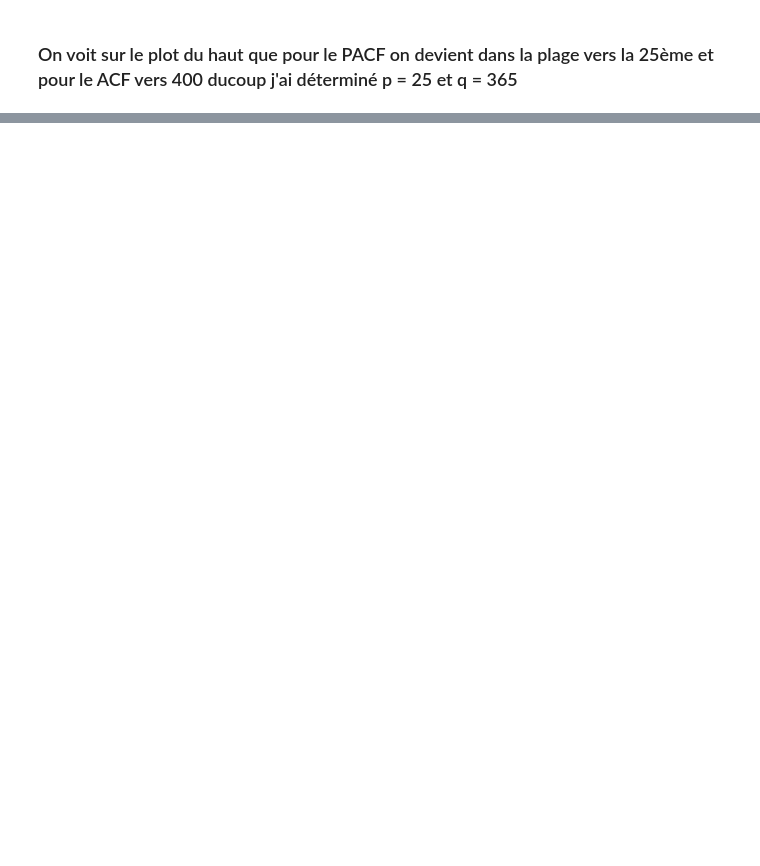
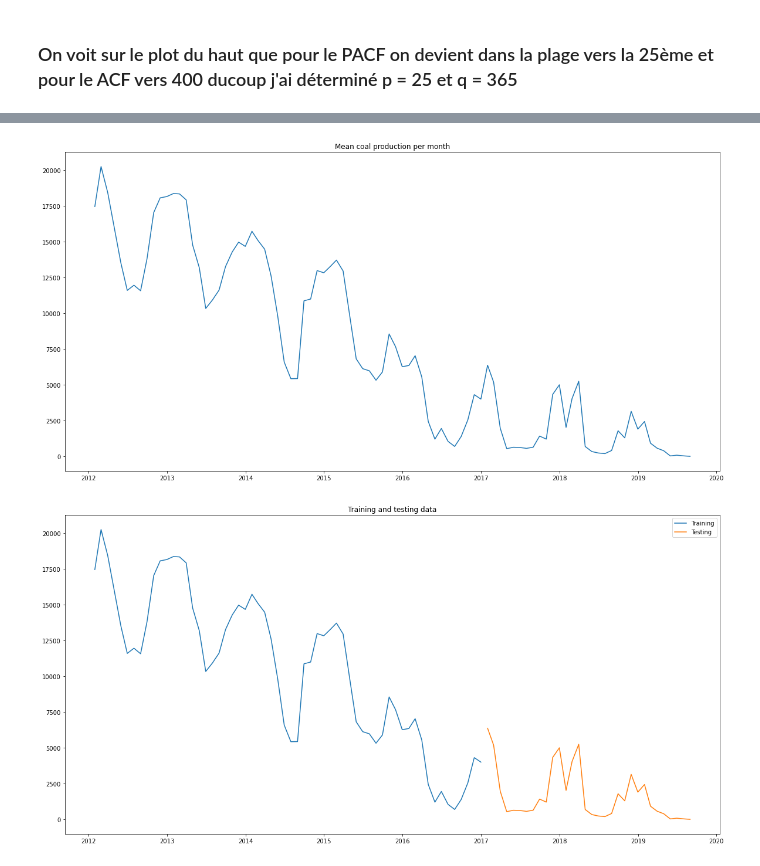
Before and after one commit to 73jn/AnSeqData, a Jupyter notebook: Project/project.ipynb, the cells around one changed output, grey strips where cells are left out. Saved outputs shown, nothing was run; the diff lists cells and outputs as text; code cells hidden in the pictures; blank space fills up the shorter version.

```diff
--- a/Project/project.ipynb
+++ b/Project/project.ipynb
@@ -239,0 +346,28 @@ Warnings:
+# %%
+# Create a reduced dataframe with only the timestamp and the coal column
+dfMonth = dfDay[['timestamp', 'coal']].copy()
+
+# Mean of the coal column per month
+dfMonth = dfMonth.groupby(pd.Grouper(key='timestamp', freq='M')).mean()
+dfMonth.head()
+
+# Plot the data
+fig, ax = plt.subplots(figsize=(20, 10))
+ax.plot(dfMonth.index, dfMonth['coal'])
+ax.set_title('Mean coal production per month')
+fig.show()
+
+# Split the data in training and testing data
+dfMonthTrain = dfMonth[:'2016-12-31']
+dfMonthTest = dfMonth['2017-01-31':]
+
+# Plot the training and testing data
+fig, ax = plt.subplots(figsize=(20, 10))
+ax.plot(dfMonthTrain.index, dfMonthTrain['coal'], label='Training')
+ax.plot(dfMonthTest.index, dfMonthTest['coal'], label='Testing')
+ax.set_title('Training and testing data')
+ax.legend()
+fig.show()
+# %% [output]
+[figure, added]
+[figure, added]
```
Also changed, not shown: parts of 11 cells of this notebook.
